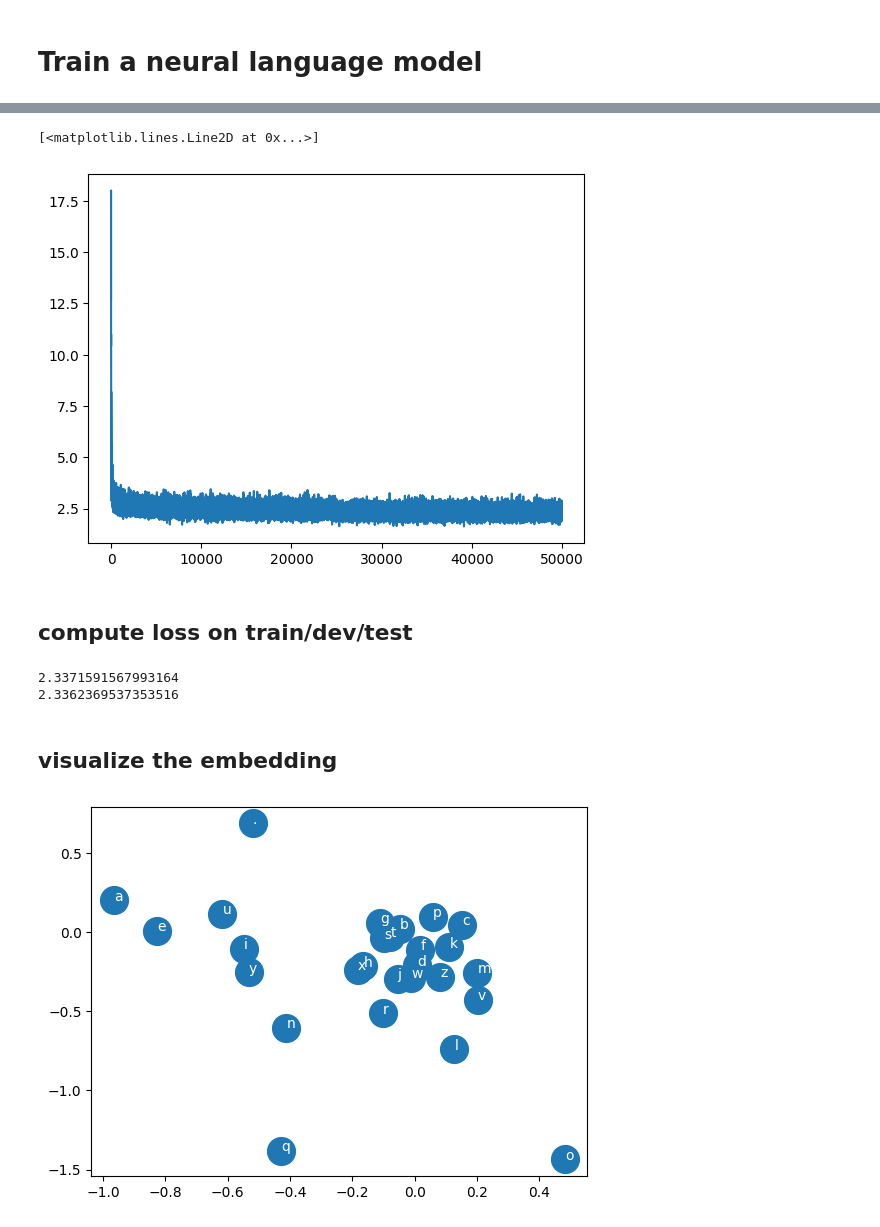
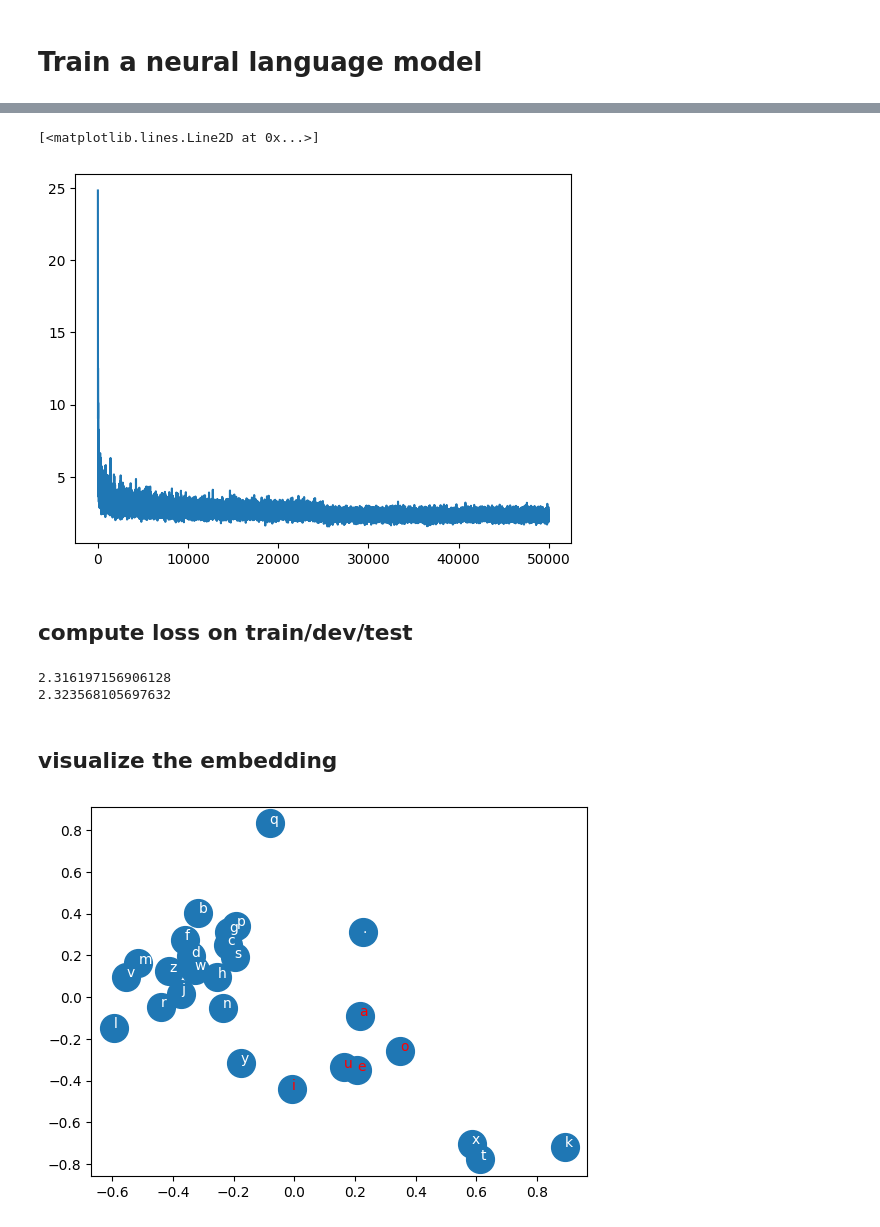
Before and after one commit to steve-z-seattle/neural-language-models, a Jupyter notebook: lm/nlm.ipynb, the cells around one changed output, grey strips where cells are left out. Cells and saved outputs as stored; diff of their text form; code cells hidden in the pictures.

```diff
--- a/lm/nlm.ipynb
+++ b/lm/nlm.ipynb
@@ -66,9 +66,9 @@ torch.Size([22866, 3]) torch.Size([22866])
 # Train a neural language model
 # %%
 C = torch.randn(len(itos), 2)
-w1 = torch.randn(6, 100)
-b1 = torch.randn(100)
-w2 = torch.randn(100, len(itos))
+w1 = torch.randn(6, 300)
+b1 = torch.randn(300)
+w2 = torch.randn(300, len(itos))
 b2 = torch.randn(len(itos))
 parameters = [C, w1, b1, w2, b2]
 # %%
@@ -113,7 +113,7 @@ plt.plot(loglossi)
 plt.plot(lossi)
 # %% [output]
 [<matplotlib.lines.Line2D at 0x...>]
-[figure, old version]
+[figure, new version]
 # %% [markdown]
 ## compute loss on train/dev/test
 # %%
@@ -129,13 +129,17 @@ eval_dataset(Xtr, Ytr)
 eval_dataset(Xdv, Ydv)
 # eval_dataset(Xte, Yte)
 # %% [output]
-2.3371591567993164
-2.3362369537353516
+2.316197156906128
+2.323568105697632
 # %% [markdown]
 ## visualize the embedding
 # %%
 plt.scatter(C[:,0].data, C[:,1].data, s=400)
 for i in range(C.shape[0]):
-    plt.text(C[i,0].item(), C[i,1].item(), itos[i], color='white')
+    if itos[i] in 'aeiou':
+        c = 'red'
+    else:
+        c = 'white'
+    plt.text(C[i,0].item(), C[i,1].item(), itos[i], color=c)
 # %% [output]
-[figure, old version]
+[figure, new version]
```
Also changed, not shown: parts of 2 cells of this notebook.
